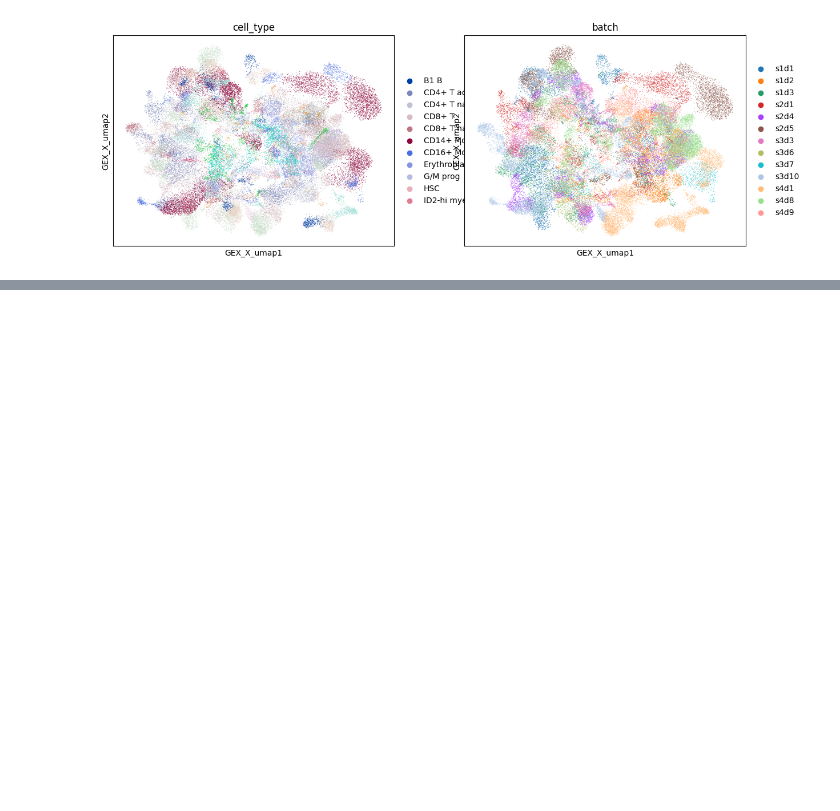
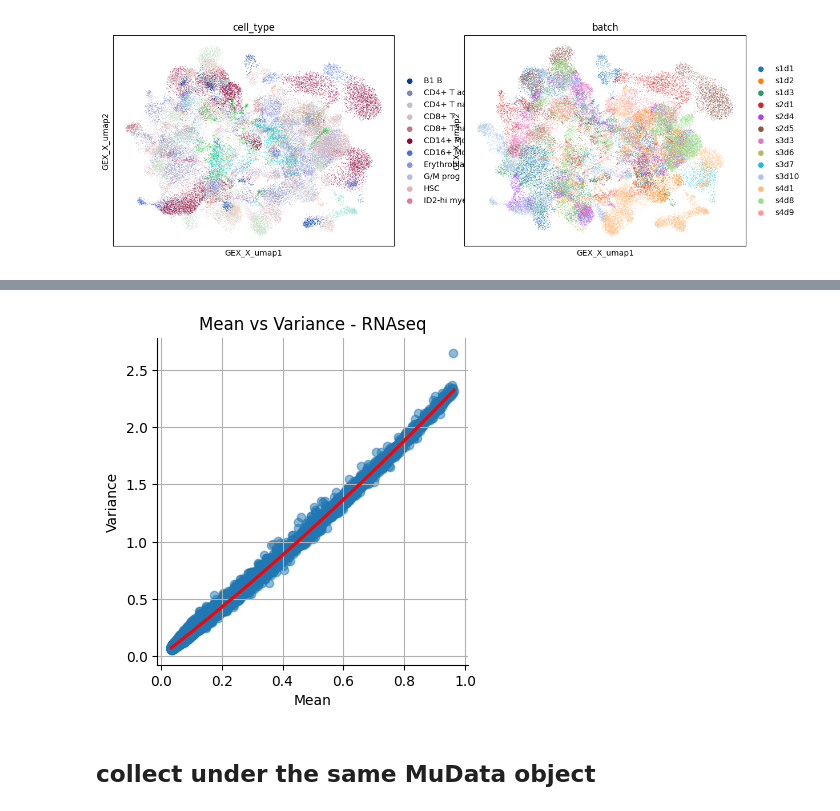
Before and after one commit to theislab/CFGen, a Jupyter notebook: notebooks/datasets/ATAC/neurips_multiome.ipynb, the cells around one changed output, grey strips where cells are left out. Drawn from its saved outputs; the diff is of its cells as text; code cells hidden in the pictures; blank space fills up the shorter version.

```diff
--- a/notebooks/datasets/ATAC/neurips_multiome.ipynb
+++ b/notebooks/datasets/ATAC/neurips_multiome.ipynb
@@ -22,0 +23,3 @@ AnnData object with n_obs × n_vars = 69249 × 40002
+# %%
+atac.layers["X_counts"] = atac.layers["counts"].copy()
+del atac.layers["counts"]
@@ -51,0 +65,15 @@ sc.pl.embedding(rna, basis="GEX_X_umap", color=["cell_type", "batch"])
+# %%
+atac_mean_variance_df = pd.DataFrame({"Mean": atac.X.A.mean(0), "Variance": atac.X.A.var(0)})
+
+sns.lmplot(data=atac_mean_variance_df, x='Mean', y='Variance', order=2, ci=None, scatter_kws={'alpha':0.5}, height=4)
+sns.regplot(data=atac_mean_variance_df, x='Mean', y='Variance', order=2, scatter=False, color='red')
+
+plt.xlabel('Mean')
+plt.ylabel('Variance')
+plt.title('Mean vs Variance - RNAseq')
+plt.grid(True)
+plt.show()
+# %% [output]
+[figure, added]
+# %% [markdown]
+## collect under the same MuData object
```
Also changed, not shown: parts of 15 cells of this notebook, 22 other files.
